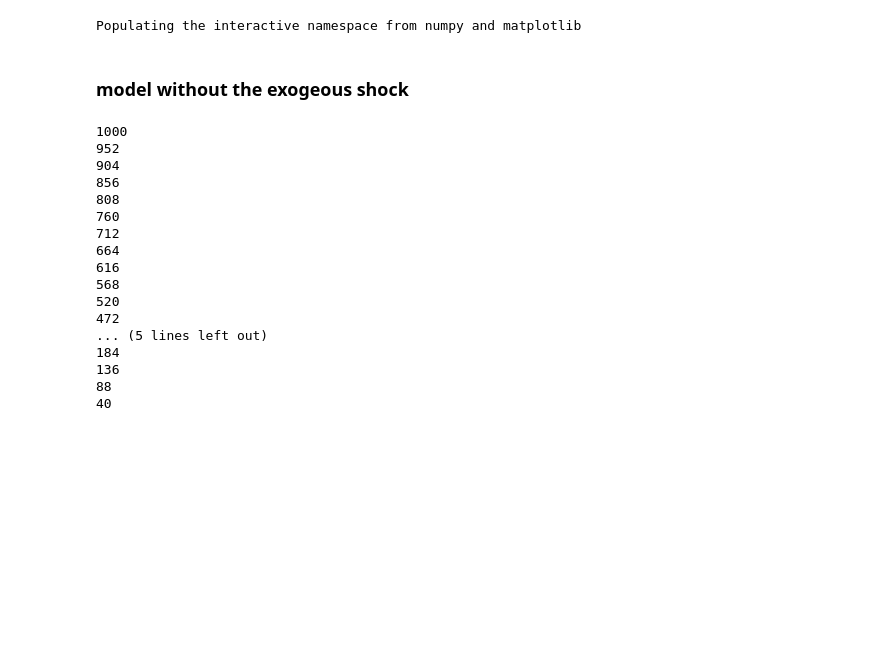
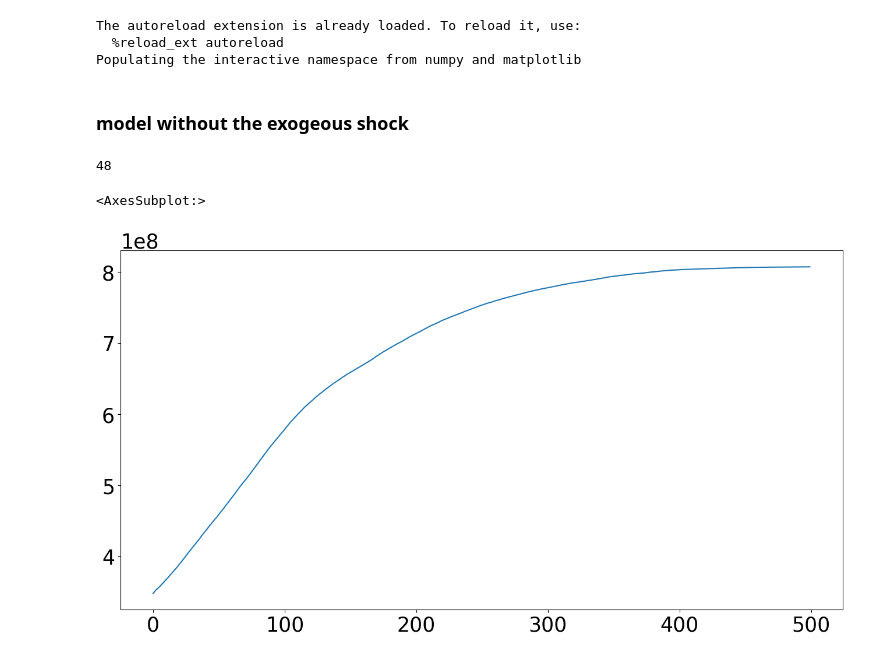
Before and after one commit to dongxulee/balanceSheet, a Jupyter notebook: bankingSystem.ipynb, the cells around one changed output. Drawn from its saved outputs; the diff is of its cells as text; code cells hidden in the pictures; blank space fills up the shorter version.

```diff
--- a/bankingSystem.ipynb
+++ b/bankingSystem.ipynb
@@ -14,12 +14,12 @@ pylab.rcParams['figure.figsize'] = (16, 8)
 pylab.rcParams['font.size'] = 25
 
 # start from here
-bankFile = "balanceSheetAnalysis/banksData_2022.csv"
+bankFile = "df_detail.csv"
 params = {"banksFile" : bankFile, # csv file used to initialize the bank agents
-                 "leverageRatio": 10.0, # leverage ratio upper bound for all banks
-                 "depositReserve": 0.2, # capital reserve as a ratio of deposit
-                 "num_borrowing": 10, # number of borrowing request per bank per step
-                 "sizeOfBorrowing": 1.0, # size of borrowing as a ratio of equity capital
+                 "leverageRatio": 15.0, # leverage ratio upper bound for all banks
+                 "cashReserve": 0.05, # capital reserve as a ratio of deposit
+                 "num_borrowing": 1, # number of borrowing request per bank per step
+                 "sizeOfBorrowing": 0.1, # size of borrowing as a ratio of equity capital
                  "concentrationParameter": None, #np.load("concentrationParams.npy"), # concentration parameter for the dirichlet distribution
                  "num_banks": 50, # number of banks in the system
                  "alpha" : 0.5,    # portfolio recovery rate
@@ -27,36 +27,22 @@ params = {"banksFile" : bankFile, # csv file used to initialize the bank agents
                  "fedRate" : 0.04, # interest rate on borrowing
                  "portfolioReturnRate" : 0.10,
                  "returnVolatiliy" : 0.18,
-                 "returnCorrelation" : 0.9,
+                 "returnCorrelation" : 0.5,
                  "shockSize" : 10,       # size of the shock
-                 "shockDuration":[-1,-1] # time of the shock, [-1,-1] sugguests no shock
+                 "shockDuration":[300,300] # time of the shock, [-1,-1] sugguests no shock
                  }
 # %% [output]
+The autoreload extension is already loaded. To reload it, use:
+  %reload_ext autoreload
 Populating the interactive namespace from numpy and matplotlib
 # %% [markdown]
 ### model without the exogeous shock
 # %%
-numberOfRun = 1000
+numberOfRun = 1
 simulationSteps = 500
 rCollection = multiRun(numberOfRun, params)
 # %% [output]
-1000
-952
-904
-856
-808
-760
-712
-664
-616
-568
-520
-472
-... (5 lines left out)
-184
-136
-88
-40
+48
 # %%
 density = np.zeros((numberOfRun, simulationSteps))
 for i,r in enumerate(rCollection):
@@ -79,3 +65,11 @@ agentData /= len(rCollection)
 modelData /= len(rCollection)
 IndegreeCollection /= len(rCollection)
 OutdegreeCollection /= len(rCollection)
+# %%
+a = np.array([agentData.xs(t, level="Step").mean().values for t in range(500)])
+df = pd.DataFrame(a, columns=agentData.xs(0, level="Step").mean().index)
+# %%
+df[['asset']].sum(axis=1).plot()
+# %% [output]
+<AxesSubplot:>
+[figure, added]
```
Also changed, not shown: parts of 7 cells of this notebook, 20 other files.
